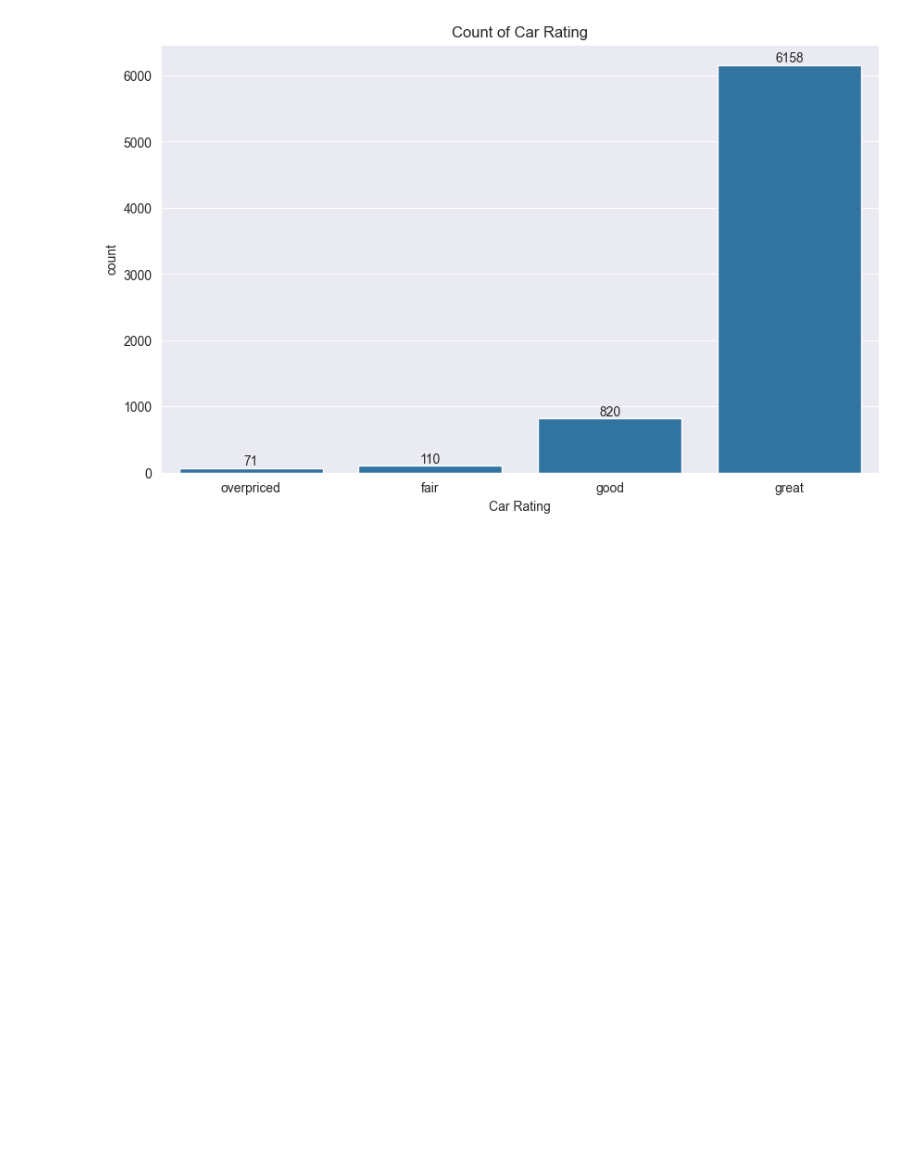
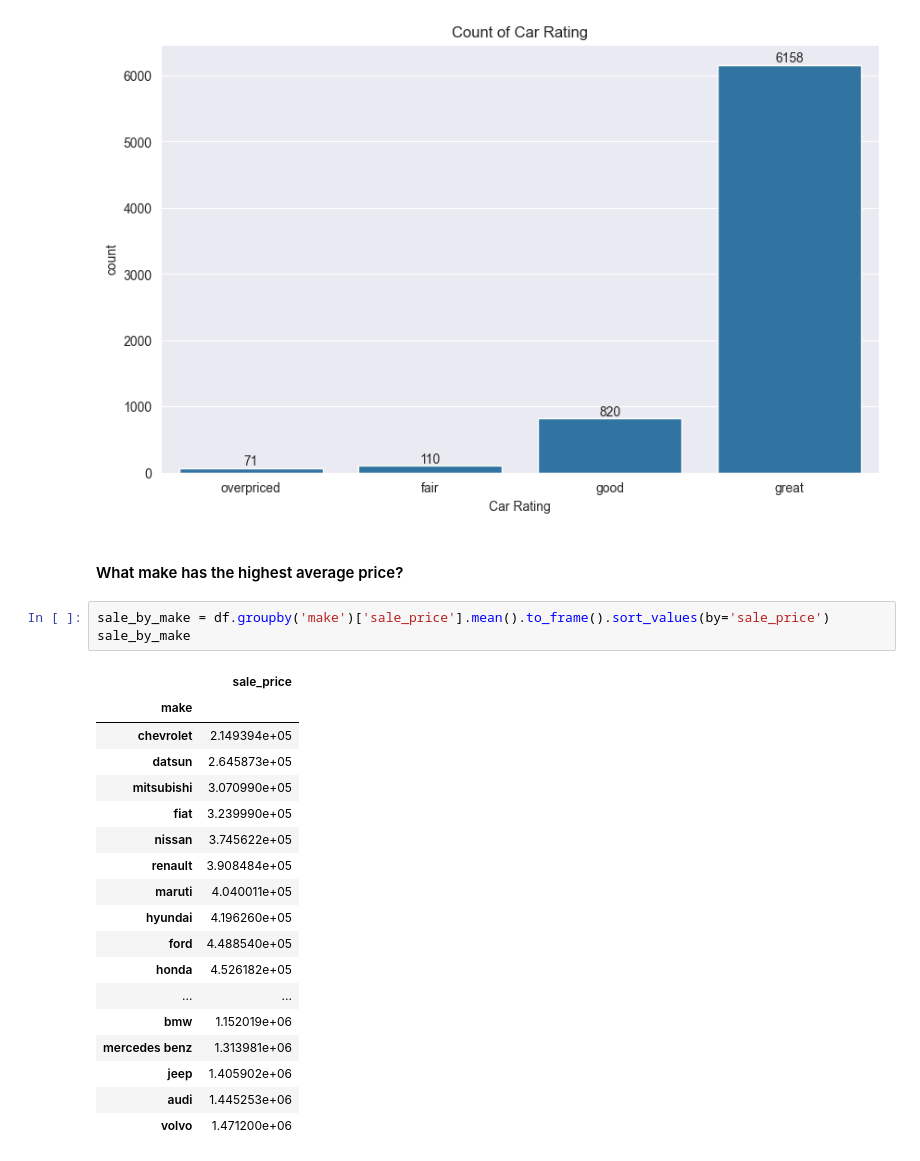
Before and after one commit to danielphilip12/Car-Price-Prediction, a Jupyter notebook: EDA.ipynb, the cells around one changed output. Drawn from its saved outputs; the diff is of its cells as text; blank space fills up the shorter version.

```diff
--- a/EDA.ipynb
+++ b/EDA.ipynb
@@ -399,3 +401,27 @@ ax.set_title("Count of Car Rating")
 # %% [output]
 Text(0.5, 1.0, 'Count of Car Rating')
 [figure]
+# %% [markdown]
+#### What make has the highest average price?
+# %%
+sale_by_make = df.groupby('make')['sale_price'].mean().to_frame().sort_values(by='sale_price')
+sale_by_make
+# %% [output]
+|  | sale_price |
+| make |  |
+| chevrolet | 2.149394e+05 |
+| datsun | 2.645873e+05 |
+| mitsubishi | 3.070990e+05 |
+| fiat | 3.239990e+05 |
+| nissan | 3.745622e+05 |
+| renault | 3.908484e+05 |
+| maruti | 4.040011e+05 |
+| hyundai | 4.196260e+05 |
+| ford | 4.488540e+05 |
+| honda | 4.526182e+05 |
+| ... | ... |
+| bmw | 1.152019e+06 |
+| mercedes benz | 1.313981e+06 |
+| jeep | 1.405902e+06 |
+| audi | 1.445253e+06 |
+| volvo | 1.471200e+06 |
```
Also changed, not shown: parts of 9 cells of this notebook, 3 other files.
